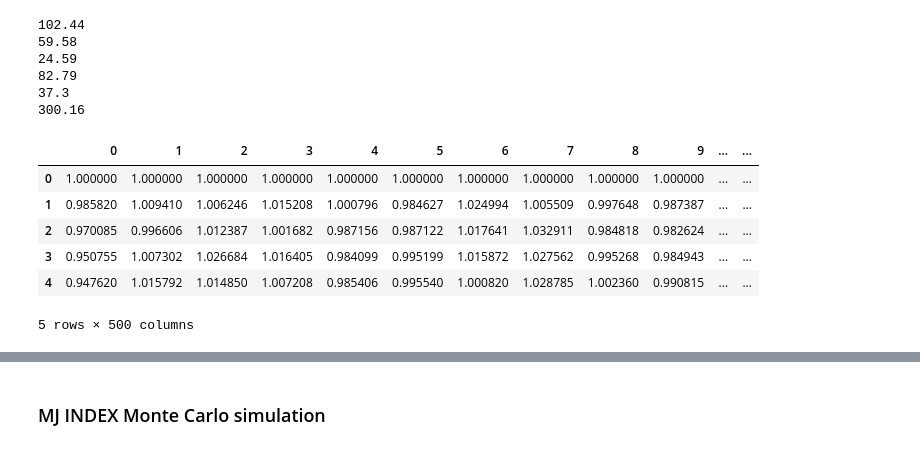
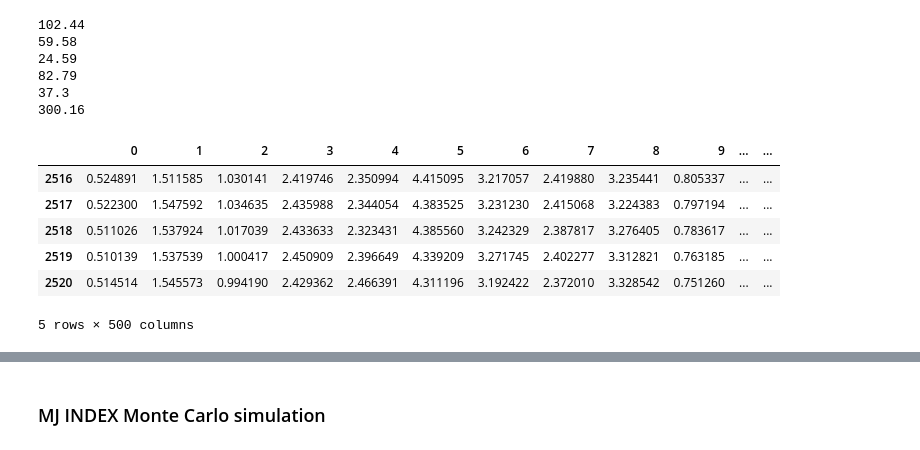
Before and after one commit to Briantaylor97/Cannabis-industry-analysis, a Jupyter notebook: MJ_index_compare.ipynb, the cells around one changed output, grey strips where cells are left out. Saved outputs shown, nothing was run; the diff lists cells and outputs as text; code cells hidden in the pictures.

```diff
--- a/MJ_index_compare.ipynb
+++ b/MJ_index_compare.ipynb
@@ -221,39 +211,39 @@ for n in range(number_simulations):
     simulated_booz_prices = [booz_last_price]
     #simulated_smok_prices = [smok_last_price]
 
     # Simulate the returns
     for i in range(number_records):
         # Calculate the simulated price using the last price within the list
         simulated_mj_price = simulated_mj_prices[-1] * (1 + np.random.normal(avg_daily_return_mj, std_dev_daily_return_mj))
         simulated_booz_price = simulated_booz_prices[-1] * (1 + np.random.normal(avg_daily_return_booz, std_dev_daily_return_booz))
         #simulated_smok_price = simulated_smok_prices[-1] * (1 + np.random.normal(avg_daily_return_smok, std_dev_daily_return_smok))
 
         # Append the simulated price to the list
         simulated_mj_prices.append(simulated_mj_price)
         simulated_booz_prices.append(simulated_booz_price)
         #simulated_smok_prices.append(simulated_smok_price)
 
 
     monte_carlo["MJ prices"] = pd.Series(simulated_mj_prices)
     monte_carlo["BOOZ prices"] = pd.Series(simulated_booz_prices)
     #monte_carlo["SMOK prices"] = pd.Series(simulated_smok_prices)
     #print(monte_carlo)
 
     # Calculate the daily returns of simulated prices
     simulated_daily_returns = monte_carlo.pct_change()
 
     # Set the portfolio weights50/50
     weight = [.5, .5]
     portfolio_daily_return= simulated_daily_returns.dot(weight)
     portfolio_cumulative_returns[n] = (1 + portfolio_daily_return.fillna(0)).cumprod()
-portfolio_cumulative_returns.head()
+portfolio_cumulative_returns.tail()
 # %% [output]
 |  | 0 | 1 | 2 | 3 | 4 | 5 | 6 | 7 | 8 | 9 | ... | ... |
-| 0 | 1.000000 | 1.000000 | 1.000000 | 1.000000 | 1.000000 | 1.000000 | 1.000000 | 1.000000 | 1.000000 | 1.000000 | ... | ... |
-| 1 | 0.985820 | 1.009410 | 1.006246 | 1.015208 | 1.000796 | 0.984627 | 1.024994 | 1.005509 | 0.997648 | 0.987387 | ... | ... |
-| 2 | 0.970085 | 0.996606 | 1.012387 | 1.001682 | 0.987156 | 0.987122 | 1.017641 | 1.032911 | 0.984818 | 0.982624 | ... | ... |
-| 3 | 0.950755 | 1.007302 | 1.026684 | 1.016405 | 0.984099 | 0.995199 | 1.015872 | 1.027562 | 0.995268 | 0.984943 | ... | ... |
-| 4 | 0.947620 | 1.015792 | 1.014850 | 1.007208 | 0.985406 | 0.995540 | 1.000820 | 1.028785 | 1.002360 | 0.990815 | ... | ... |
+| 2516 | 0.524891 | 1.511585 | 1.030141 | 2.419746 | 2.350994 | 4.415095 | 3.217057 | 2.419880 | 3.235441 | 0.805337 | ... | ... |
+| 2517 | 0.522300 | 1.547592 | 1.034635 | 2.435988 | 2.344054 | 4.383525 | 3.231230 | 2.415068 | 3.224383 | 0.797194 | ... | ... |
+| 2518 | 0.511026 | 1.537924 | 1.017039 | 2.433633 | 2.323431 | 4.385560 | 3.242329 | 2.387817 | 3.276405 | 0.783617 | ... | ... |
+| 2519 | 0.510139 | 1.537539 | 1.000417 | 2.450909 | 2.396649 | 4.339209 | 3.271745 | 2.402277 | 3.312821 | 0.763185 | ... | ... |
+| 2520 | 0.514514 | 1.545573 | 0.994190 | 2.429362 | 2.466391 | 4.311196 | 3.192422 | 2.372010 | 3.328542 | 0.751260 | ... | ... |
 5 rows × 500 columns
 # %%
 plot_title = f"{n+1} Simulations of Cumulative Portfolio Return Trajectories Over the Next 10 Years"
```
Also changed, not shown: parts of 11 cells of this notebook.
